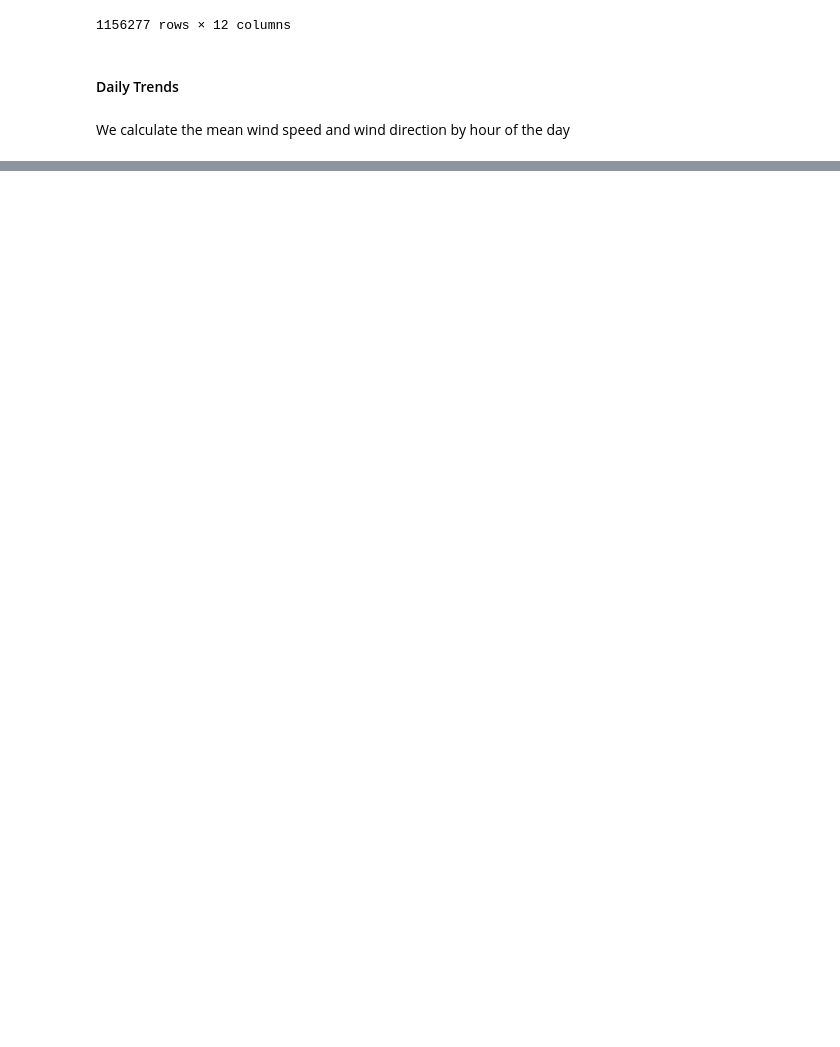
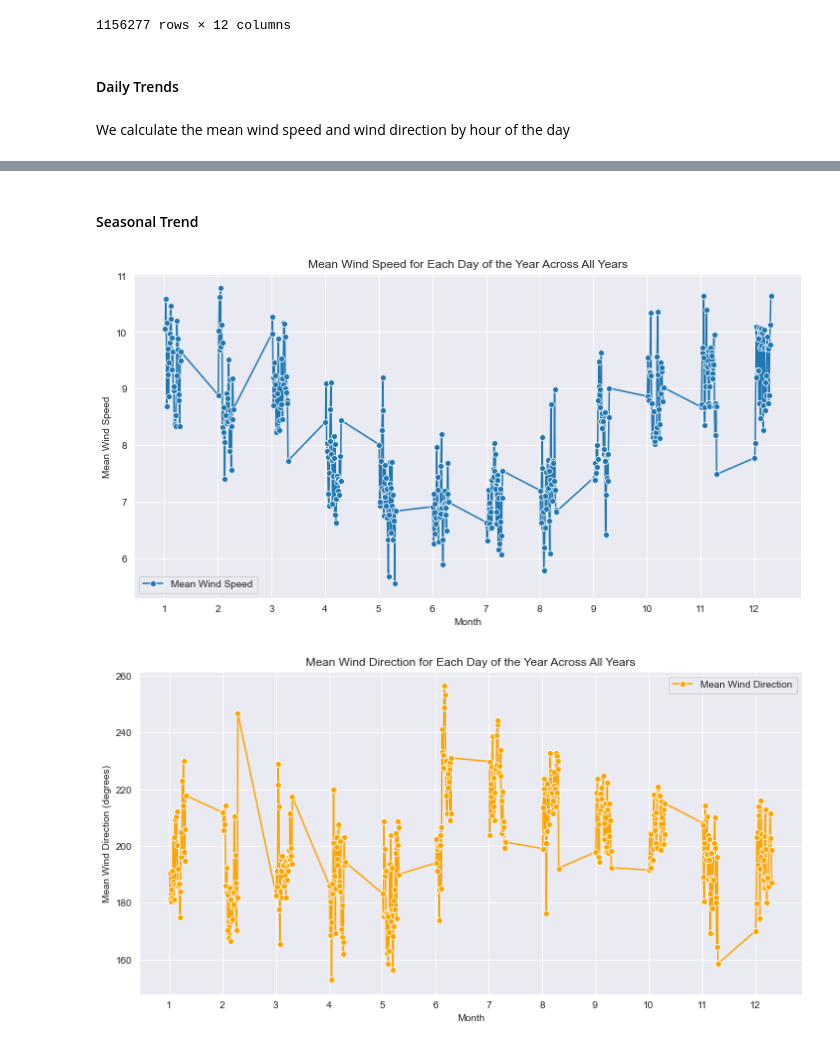
Before and after one commit to AlexDelBarco/IMWE, a Jupyter notebook: Assignment_1.ipynb, the cells around one changed output, grey strips where cells are left out. Saved outputs shown, nothing was run; the diff lists cells and outputs as text; code cells hidden in the pictures; blank space fills up the shorter version.

```diff
--- a/Assignment_1.ipynb
+++ b/Assignment_1.ipynb
@@ -857,0 +935,59 @@ print(statistics)
+# %% [markdown]
+#### Seasonal Trend
+# %%
+import pandas as pd
+import numpy as np
+import matplotlib.pyplot as plt
+import seaborn as sns
+
+# Sample dataframe creation for demonstration purposes
+# Replace this with your actual dataframe 'sprog'
+# sprog = pd.DataFrame({'timestamp': ['202301010000', '202301010100', ...],
+#                       'wind_speed': [...],
+#                       'wind_direction': [...]})
+
+# Convert 'timestamp' from string format to datetime
+sprog['timestamp'] = pd.to_datetime(sprog['timestamp'], format='%Y%m%d%H%M')
+
+# Extract day and month for grouping
+sprog['day'] = sprog['timestamp'].dt.day
+sprog['month'] = sprog['timestamp'].dt.month
+
+# Group by day and month to calculate mean wind speed and direction across all years
+daily_means = sprog.groupby(['month', 'day']).agg(
+    mean_wind_speed=('wind_speed', 'mean'),
+    mean_wind_direction=('wind_direction', 'mean')
+).reset_index()
+
+# Create a date column for plotting (using a fixed year)
+daily_means['date'] = pd.to_datetime(daily_means[['month', 'day']].assign(year=2000))
+
+# Create a new column for month-day representation
+daily_means['month_day'] = daily_means['month'] + daily_means['day'] / 100
+
+# Plot mean wind speed by day of the year
+plt.figure(figsize=(12, 6))
+sns.lineplot(x='month_day', y='mean_wind_speed', data=daily_means, marker='o', label='Mean Wind Speed')
+plt.title('Mean Wind Speed for Each Day of the Year Across All Years')
+plt.xlabel('Month')
+plt.ylabel('Mean Wind Speed')
+plt.xticks(ticks=np.arange(1, 13, 1), labels=[f"{m}" for m in range(1, 13)], rotation=0)
+plt.grid(True)
+plt.legend()
+plt.savefig(f'Task_9_3_seasonal_trend_WS.png', dpi=300)
+plt.show()
+
+# Plot mean wind direction by day of the year
+plt.figure(figsize=(12, 6))
+sns.lineplot(x='month_day', y='mean_wind_direction', data=daily_means, marker='o', label='Mean Wind Direction', color='orange')
+plt.title('Mean Wind Direction for Each Day of the Year Across All Years')
+plt.xlabel('Month')
+plt.ylabel('Mean Wind Direction (degrees)')
+plt.xticks(ticks=np.arange(1, 13, 1), labels=[f"{m}" for m in range(1, 13)], rotation=0)
+plt.grid(True)
+plt.legend()
+plt.savefig(f'Task_9_4_seasonal_trend_WD.png', dpi=300)
+plt.show()
+# %% [output]
+[figure, added]
+[figure, added]
```
Also changed, not shown: parts of 4 cells of this notebook, 8 other files.
